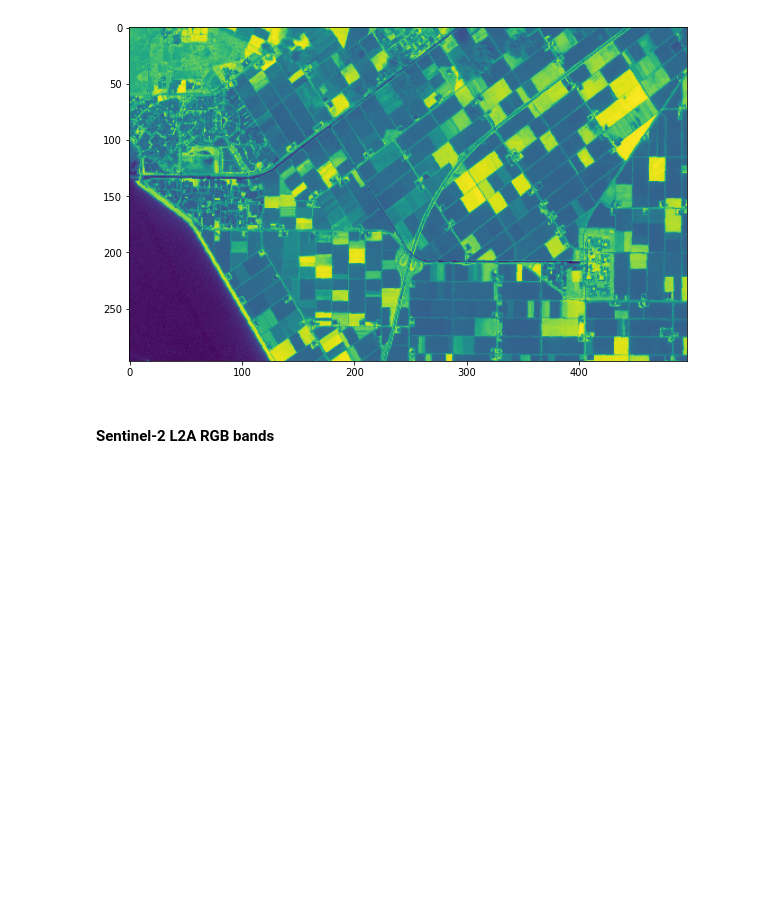
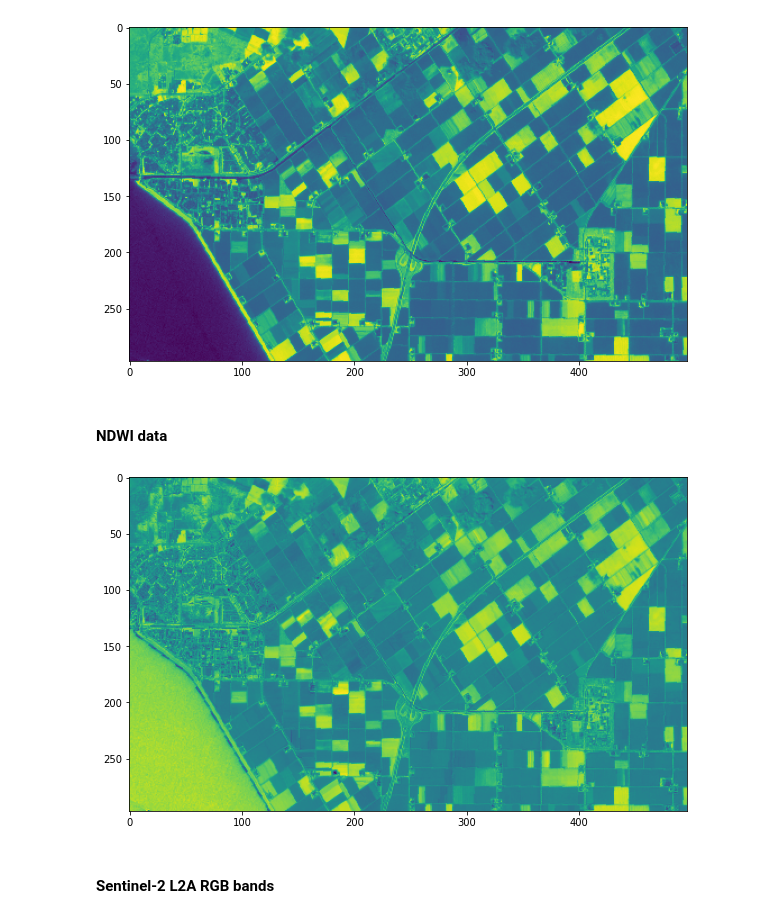
Before and after one commit to sentinel-hub/eo-learn, a Jupyter notebook: examples/io/SentinelHubIO.ipynb, the cells around one changed output. Saved outputs shown, nothing was run; the diff lists cells and outputs as text; code cells hidden in the pictures; blank space fills up the shorter version.

Commit message:
Fixed pylint errors, changed CustomTask to support requesting several indices (into single feature).

```diff
--- a/examples/io/SentinelHubIO.ipynb
+++ b/examples/io/SentinelHubIO.ipynb
@@ -91,12 +93,11 @@ The following class extends an `SentinelHubInputBase` EOTask. It overrides `_bui
 # %%
 class SentinelHubCustomTask(SentinelHubInputBase):
 
-    def __init__(self, evalscript, feature, size=None, resolution=None, cache_folder=None, config=None,
-                 max_threads=None, maxcc=1., time_difference=None, mosaicking_order='mostRecent'):
+    def __init__(self, evalscript, feature, data_source=DataSource.SENTINEL2_L1C, size=None, resolution=None,
+                 maxcc=1., time_difference=None, mosaicking_order='mostRecent', config=None, cache_folder=None, max_threads=None):
 
         super().__init__(
-            data_source=DataSource.SENTINEL2_L1C, size=size, resolution=resolution, cache_folder=cache_folder, config=config,
-            max_threads=max_threads
+            data_source=data_source, size=size, resolution=resolution, cache_folder=cache_folder, config=config, max_threads=max_threads
         )
 
         feature_parser = self._parse_features(
@@ -137,28 +138,34 @@ class SentinelHubCustomTask(SentinelHubInputBase):
                                         maxcc=self.maxcc, time_difference=self.time_difference, config=self.config)
 
     def _extract_data(self, eopatch, images, shape):
-        eopatch[self.feature] = np.array(images)[...,np.newaxis].astype(np.float32)
+        data = np.array(images)
+        print(f'shape = {shape}, ndim = {data.ndim}, len(images)={len(images)}')
+        if data.ndim == 3:
+            data = data[..., np.newaxis]
+        eopatch[self.feature] = data
 
     def _add_meta_info(self, eopatch):
         eopatch.meta_info['maxcc'] = self.maxcc
         eopatch.meta_info['time_difference'] = self.time_difference
         eopatch.meta_info['mosaicking_order'] = self.mosaicking_order
 # %%
-ndvi_evalscript = """
+indices_evalscript = """
     //VERSION=3
 
     function setup() {
         return {
-            input: ["B08","B04"],
+            input: ["B08","B04","B11"],
             output:{
-                bands: 1,
+                bands: 2,
                 sampleType: SampleType.FLOAT32
             }
         }
     }
 
     function evaluatePixel(sample) {
-        return [index(sample.B08, sample.B04)];
+        let ndvi = index(sample.B08, sample.B04)
+        let ndwi = index(sample.B08, sample.B11)
+        return [ndvi, ndwi];
     }
 """
 # %% [markdown]
@@ -169,8 +176,9 @@ ndvi_evalscript = """
 Requesting float32 data (`SampleType.FLOAT32`) from SH service consumes twice the amount of processing units compared to requesting digital numbers. Please see [processing unit](https://docs.sentinel-hub.com/api/latest/\#/API/processing_unit) documentation for details.
 </div>
 # %%
-add_ndvi = SentinelHubCustomTask(evalscript=ndvi_evalscript, feature='ndvi',
-                                 resolution=resolution, maxcc=maxcc, time_difference=time_difference, config=config)
+# this will add two indices: ndvi and ndwi
+add_indices = SentinelHubCustomTask(evalscript=indices_evalscript, feature='indices',
+                                    resolution=resolution, maxcc=maxcc, time_difference=time_difference, config=config)
 # %% [markdown]
 #### Task for Digital Elevation Model Data
 # %%
@@ -198,7 +206,7 @@ save = SaveTask('io_example', overwrite_permission=2, compress_level=1)
 # %% [markdown]
 ### Run workflow
 # %%
-workflow = LinearWorkflow(input_task, add_ndvi, add_l2a_and_scl, add_dem, save)
+workflow = LinearWorkflow(input_task, add_indices, add_l2a_and_scl, add_dem, save)
 
 result = workflow.execute({input_task: {'bbox': roi_bbox, 'time_interval': time_interval},
                            save: {'eopatch_folder': 'eopatch'}})
@@ -243,5 +253,12 @@ plt.imshow(eopatch.data['ndvi'][3].squeeze());
 # %% [output]
 [figure]
+# %% [markdown]
+#### NDWI data
+# %%
+plt.figure(figsize=(10,10))
+plt.imshow(eopatch.data['indices'][3][...,1].squeeze());
+# %% [output]
+[figure, added]
 # %% [markdown]
 #### Sentinel-2 L2A RGB bands
 # %%
```
Also changed, not shown: parts of 6 cells of this notebook, 2 other files.
